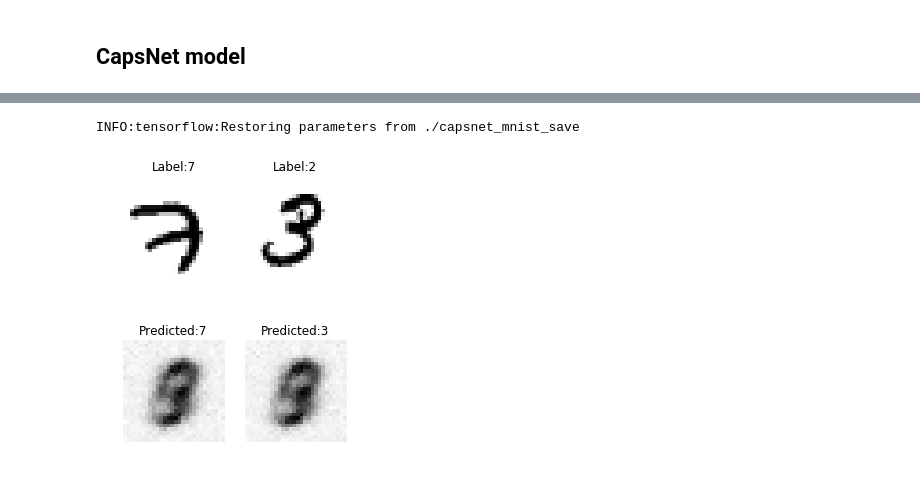
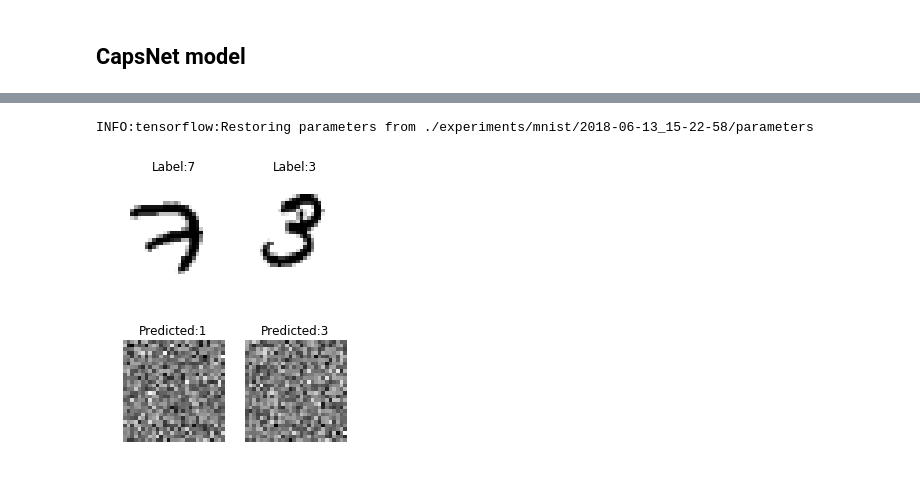
Before and after one commit to Moeinh77/Face-Detection-with-Capsule-Networks, a Jupyter notebook: MNIST.ipynb, the cells around one changed output, grey strips where cells are left out. Saved outputs shown, nothing was run; the diff lists cells and outputs as text; code cells hidden in the pictures.

Commit message:
more improvements, logger, experiments file hierarchy, MNIST notebook done

```diff
--- a/MNIST.ipynb
+++ b/MNIST.ipynb
@@ -130,6 +103,13 @@ init = tf.global_variables_initializer()
 
 batch_size = 24
 num_epochs = 2
+
+logdir = new_experiment(root_logdir=join('./experiments', 'mnist'))
+log = Logger(logdir)
+
+checkpoint_path = join(logdir, 'parameters')
+saver = tf.train.Saver()
+
 
 def train_hook(session, iteration, iterations, loss, accuracy):
     return '\rTrain | Iteration {}/{} ({:.1f}%) | Batch Accuracy: {:.4f}% Loss: {:.6f}'.format(
@@ -152,10 +132,12 @@ def validation_hook(session, iteration, iterations, loss, accuracy):
 with tf.Session() as sess:
     init.run()
 
+    best_val_loss = np.infty
 
     for epoch in range(num_epochs):
         print('[Epoch {}/{}]'.format(epoch + 1, num_epochs))
 
+        # TRAINING PHASE
         train_loss, train_accuracy = evaluate(
             session=sess,
             inputs=[X, y],
@@ -176,10 +158,14 @@ with tf.Session() as sess:
             end=" " * 50 + "\n"
         )
 
+        logger.add('train_loss', train_loss, epoch)
+        logger.add('train_accuracy', train_accuracy, epoch)
+
+        # VALIDATION PHASE
         val_loss, val_accuracy = evaluate(
             session=sess,
             inputs=[X, y],
-            dataset=train_data,
+            dataset=val_data,
             batch_size=batch_size,
             metrics=[loss, accuracy],
             report_every=10,
@@ -193,5 +179,14 @@ with tf.Session() as sess:
             ),
             end=" " * 50 + "\n"
         )
+
+        logger.add('val_loss', val_loss, epoch)
+        logger.add('val_accuracy', val_accuracy, epoch)
+
+        if val_loss < best_val_loss:
+            saver.save(sess, checkpoint_path)
+            best_val_loss = val_loss
+
+    logger.write()
 # %% [output]
 [Epoch 1/2]
@@ -370,9 +222,8 @@ Evaluation | Accuracy: 90.8973% Loss: 0.113210
 # %%
 # Predictions
 
-n_samples = 2
-
-sample_images = X_train[:n_samples].reshape([-1, 28, 28, 1])
+num_samples = 2
+sample_images, sample_labels = next(train_data.batch(num_samples))
 
 with tf.Session() as sess:
     saver.restore(sess, checkpoint_path)
@@ -385,26 +236,26 @@ with tf.Session() as sess:
         },
     )
 # %% [output]
-INFO:tensorflow:Restoring parameters from ./capsnet_mnist_save
+INFO:tensorflow:Restoring parameters from ./experiments/mnist/2018-06-13_15-22-58/parameters
 # %%
 sample_images = sample_images.reshape([-1, 28, 28])
 reconstructions_output = reconstructions_output.reshape([-1, 28, 28])
 
-plt.figure(figsize=(n_samples * 2, 3))
-for index in range(n_samples):
-    plt.subplot(1, n_samples, index + 1)
+plt.figure(figsize=(num_samples * 2, 3))
+for index in range(num_samples):
+    plt.subplot(1, num_samples, index + 1)
     plt.imshow(sample_images[index], cmap="binary")
-    plt.title("Label:" + str(y_test[index]))
+    plt.title("Label:" + str(sample_labels[index]))
     plt.axis("off")
 
 plt.show()
 
-plt.figure(figsize=(n_samples * 2, 3))
-for index in range(n_samples):
-    plt.subplot(1, n_samples, index + 1)
+plt.figure(figsize=(num_samples * 2, 3))
+for index in range(num_samples):
+    plt.subplot(1, num_samples, index + 1)
     plt.imshow(reconstructions_output[index], cmap="binary")
     plt.title("Predicted:" + str(predictions_output[index]))
     plt.axis("off")
 # %% [output]
 [figure]
-[figure, old version]
+[figure, new version]
```
Also changed, not shown: parts of 12 cells of this notebook, 2 other files.
